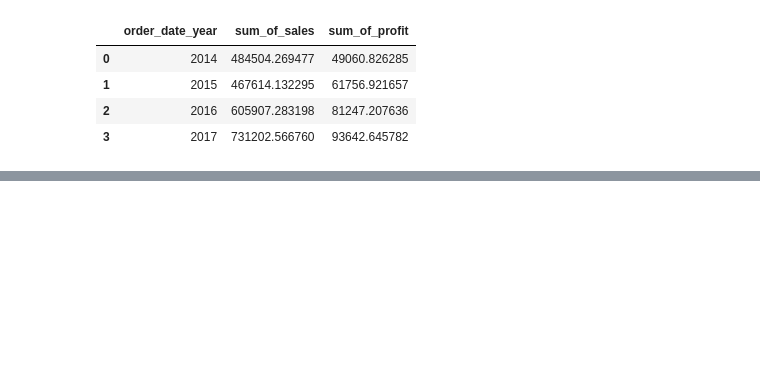
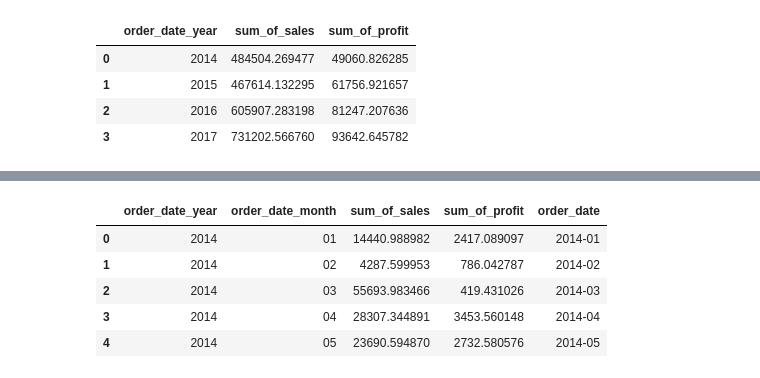
Before and after one commit to amithvardhan99/misc, a Jupyter notebook: PySpark Practice/notebook.ipynb, the cells around one changed output, grey strips where cells are left out. Cells and saved outputs as stored; diff of their text form; code cells hidden in the pictures; blank space fills up the shorter version.

```diff
--- a/PySpark Practice/notebook.ipynb
+++ b/PySpark Practice/notebook.ipynb
@@ -1977,0 +2034,9 @@ sns.lineplot(data=df_sales_profit_trend_yearly_pandas,x="order_date_year",y="sum
+# %%
+df_sales_profit_trend_concat_pandas.head()
+# %% [output]
+|  | order_date_year | order_date_month | sum_of_sales | sum_of_profit | order_date |
+| 0 | 2014 | 01 | 14440.988982 | 2417.089097 | 2014-01 |
+| 1 | 2014 | 02 | 4287.599953 | 786.042787 | 2014-02 |
+| 2 | 2014 | 03 | 55693.983466 | 419.431026 | 2014-03 |
+| 3 | 2014 | 04 | 28307.344891 | 3453.560148 | 2014-04 |
+| 4 | 2014 | 05 | 23690.594870 | 2732.580576 | 2014-05 |
```
Also changed, not shown: parts of 6 cells of this notebook.
